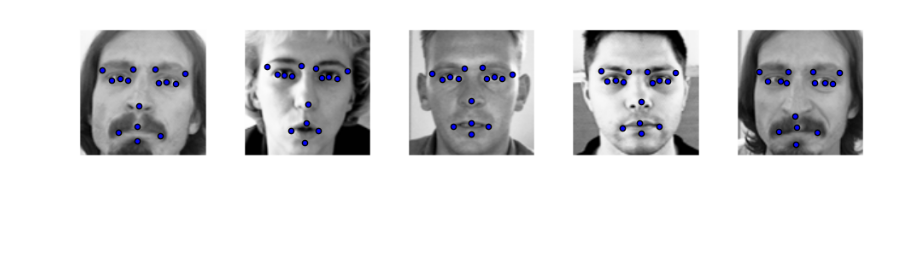
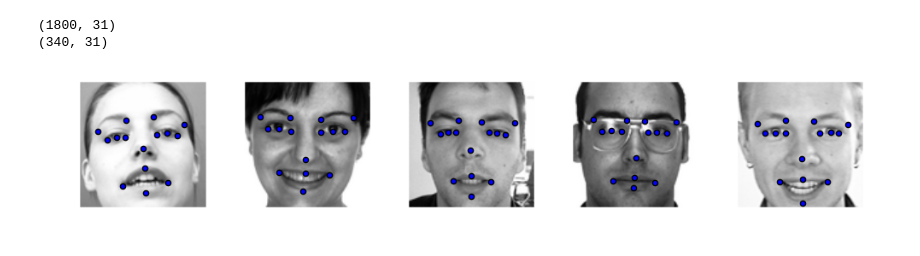
Before and after one commit to vyas85/facial-keypoints-detection, a Jupyter notebook: Facial Keypoints Detection.ipynb, the cells around one changed output. Cells and saved outputs as stored; diff of their text form; code cells hidden in the pictures; blank space fills up the shorter version.

```diff
--- a/Facial Keypoints Detection.ipynb
+++ b/Facial Keypoints Detection.ipynb
@@ -16,10 +17,10 @@ import matplotlib.pyplot as plt
 np.random.seed(0)
 # %%
 #Loading the test and raw training datasets
-raw = pd.read_csv('/Users/vyas/Dropbox/Berkeley MIDS/Applied Machine Learning/coursework/Projects/Facial Keypoints Detection/data/training.csv')
-test = pd.read_csv('/Users/vyas/Dropbox/Berkeley MIDS/Applied Machine Learning/coursework/Projects/Facial Keypoints Detection/data/test.csv')
+raw = pd.read_csv('/home/ubuntu/FacialKeypoints/data/training.csv')
+test = pd.read_csv('/home/ubuntu/FacialKeypoints/data/test.csv')
 
-#Converting image data into numpy arrays
+#Converting image data into numpy arrays and scaling the images
 raw["Image"] = raw["Image"].apply(lambda x: np.asarray(x.split(" "),dtype=np.float32)/255)
 test["Image"] = test["Image"].apply(lambda x: np.asarray(x.split(" "),dtype=np.float32)/255)
 # %%
@@ -27,7 +28,18 @@ test["Image"] = test["Image"].apply(lambda x: np.asarray(x.split(" "),dtype=np.f
 # Revisit this to come up with a better approach
 raw.dropna(inplace=True)
 test.dropna(inplace=True)
+raw = raw.sample(frac=1)
+raw.reset_index(inplace=True,drop=True)
+test.reset_index(inplace=True,drop=True)
 # %%
-train = raw.loc[0:401,:]
-dev = raw.loc[399:498,:]
+train_size = 1800
+train = raw.iloc[0:train_size,:]
+dev = raw.iloc[train_size:raw.shape[0],:]
+train.reset_index(inplace=True,drop=True)
 dev.reset_index(inplace=True,drop=True)
+# %%
+print (train.shape)
+print (dev.shape)
+# %% [output]
+(1800, 31)
+(340, 31)
@@ -34,23 +48,23 @@ dev.reset_index(inplace=True,drop=True)
 # %%
 #Visualize 5 example images:
-def plot_images(num_images,data=train, result=None,training=True):
+def plot_images(num_images,data, result=None,training=True):
     plt.figure(figsize=(12,4))
     for i in range(num_images):
         img =  np.reshape(data.ix[i:i,"Image"].values[0],(96,96))
         plt.subplot(1,num_images,i+1)
         plt.axis('off')
         plt.imshow(img,cmap='Greys_r')
         #Creating a list of x and y values for keypoints for each image
         #These lists will be used to visualize the keypoints on the images below
         x_values = np.asarray(data[data.columns.get_level_values(0)[0:30:2]])
         y_values = np.asarray(data[data.columns.get_level_values(0)[1:30:2]])
         plt.scatter(x_values[i],y_values[i])
         if training==False:
             rx_values = np.asarray(result[result.columns.get_level_values(0)[0:30:2]])
             ry_values = np.asarray(result[result.columns.get_level_values(0)[1:30:2]])
             plt.scatter(rx_values[i],ry_values[i],marker="x",color='r')
 
 
-plot_images(5)
+plot_images(5,train)
 # %% [output]
-[figure, old version]
+[figure, new version]
```
Also changed, not shown: parts of 35 cells of this notebook, 1 other file.
